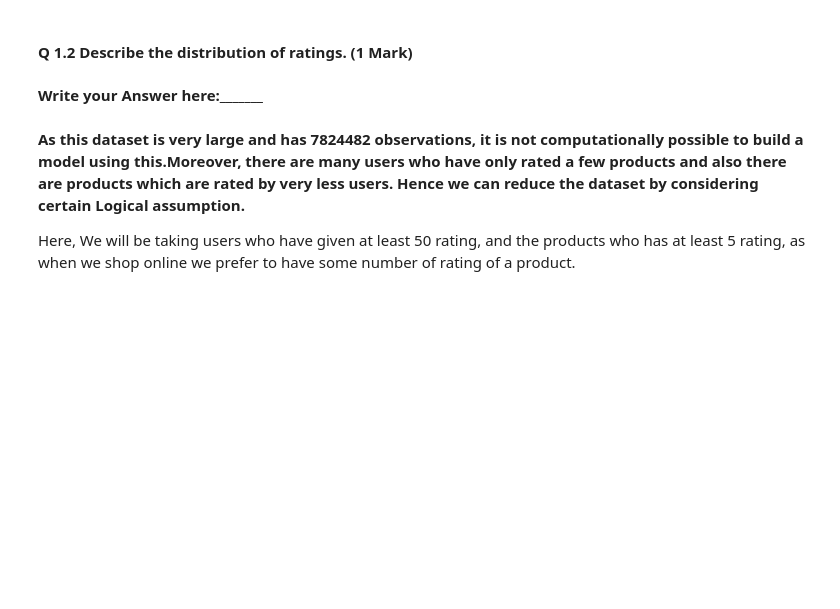
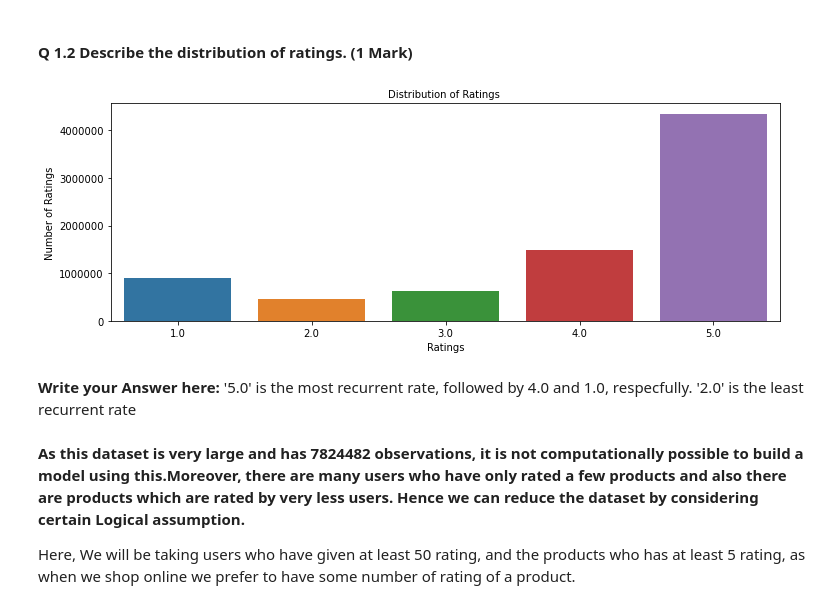
Before and after one commit to macedoti13/MIT-IDSS-DSML, a Jupyter notebook: 7- Recommendation Systems/Practice Project/Practice_Project_Product_Recommendation.ipynb, the cells around one changed output. Saved outputs shown, nothing was run; the diff lists cells and outputs as text; code cells hidden in the pictures; blank space fills up the shorter version.

```diff
--- a/7- Recommendation Systems/Practice Project/Practice_Project_Product_Recommendation.ipynb
+++ b/7- Recommendation Systems/Practice Project/Practice_Project_Product_Recommendation.ipynb
@@ -103,17 +128,19 @@ ______________________
 # %%
 plt.figure(figsize = (12, 4))
 
 #remove ____________ and complete the code
-sns.countplot(_______________)
+sns.countplot(x='rating', data=rating)
 
 plt.tick_params(labelsize = 10)
 plt.title("Distribution of Ratings ", fontsize = 10)
 plt.xlabel("Ratings", fontsize = 10)
 plt.ylabel("Number of Ratings", fontsize = 10)
 plt.ticklabel_format(useOffset=False, style='plain', axis='y')
 plt.show()
+# %% [output]
+[figure, added]
-# %% [markdown]
-**Write your Answer here:_______**
+# %% [markdown]
+**Write your Answer here:** '5.0' is the most recurrent rate, followed by 4.0 and 1.0, respecfully. '2.0' is the least recurrent rate
 # %%
 df=rating.copy()
 # %% [markdown]
```
Also changed, not shown: parts of 85 cells of this notebook, 1 other file.
